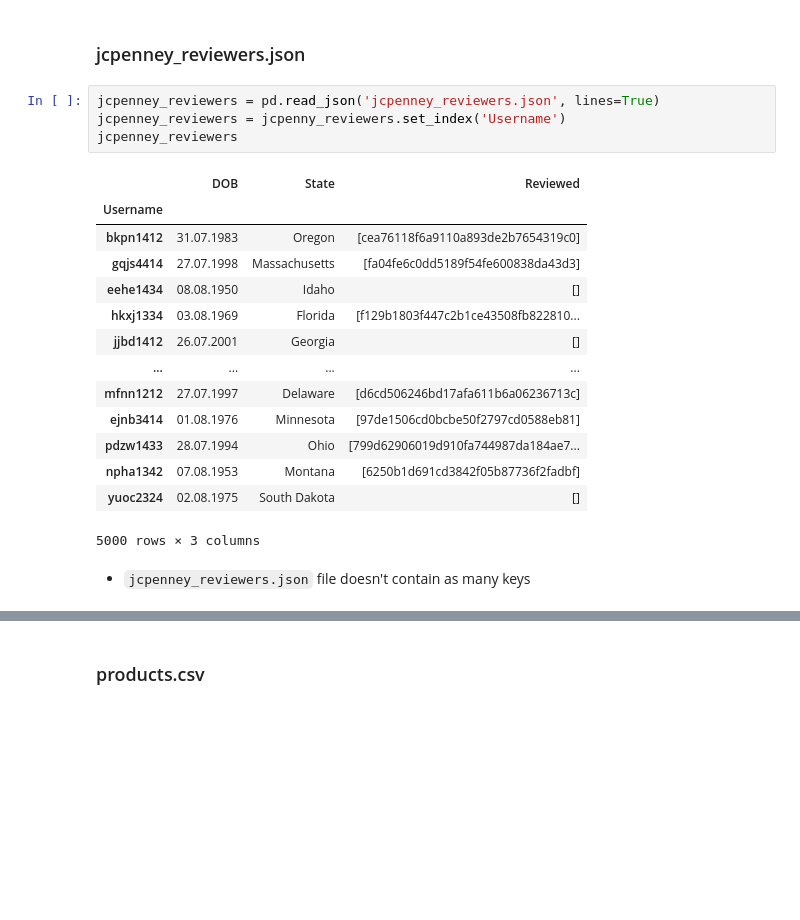
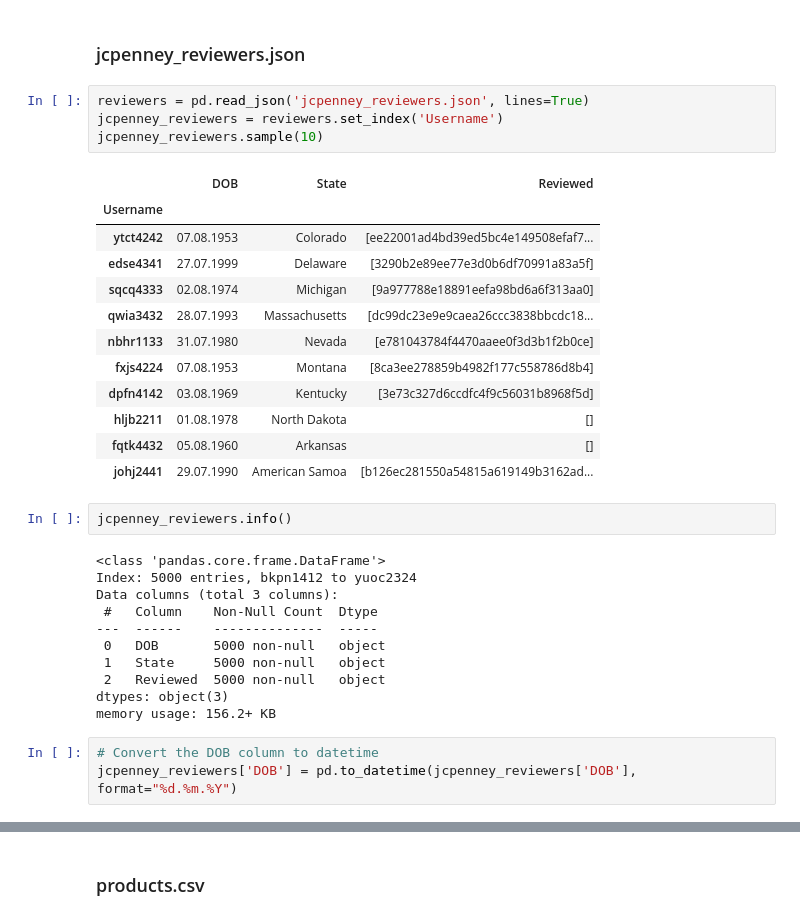
Before and after one commit to Kirera-Wainaina/data-manipulation-class-assignment, a Jupyter notebook: 3367315_BD2.ipynb, the cells around one changed output, grey strips where cells are left out. Drawn from its saved outputs; the diff is of its cells as text; blank space fills up the shorter version.

```diff
--- a/3367315_BD2.ipynb
+++ b/3367315_BD2.ipynb
@@ -137,23 +198,35 @@ jcpenney_products
 # %% [markdown]
 ### jcpenney_reviewers.json
 # %%
-jcpenney_reviewers = pd.read_json('jcpenney_reviewers.json', lines=True)
-jcpenney_reviewers = jcpenny_reviewers.set_index('Username')
-jcpenney_reviewers
+reviewers = pd.read_json('jcpenney_reviewers.json', lines=True)
+jcpenney_reviewers = reviewers.set_index('Username')
+jcpenney_reviewers.sample(10)
 # %% [output]
 |  | DOB | State | Reviewed |
 | Username |  |  |  |
-| bkpn1412 | 31.07.1983 | Oregon | [cea76118f6a9110a893de2b7654319c0] |
-| gqjs4414 | 27.07.1998 | Massachusetts | [fa04fe6c0dd5189f54fe600838da43d3] |
-| eehe1434 | 08.08.1950 | Idaho | [] |
-| hkxj1334 | 03.08.1969 | Florida | [f129b1803f447c2b1ce43508fb822810... |
-| jjbd1412 | 26.07.2001 | Georgia | [] |
-| ... | ... | ... | ... |
-| mfnn1212 | 27.07.1997 | Delaware | [d6cd506246bd17afa611b6a06236713c] |
-| ejnb3414 | 01.08.1976 | Minnesota | [97de1506cd0bcbe50f2797cd0588eb81] |
-| pdzw1433 | 28.07.1994 | Ohio | [799d62906019d910fa744987da184ae7... |
-| npha1342 | 07.08.1953 | Montana | [6250b1d691cd3842f05b87736f2fadbf] |
-| yuoc2324 | 02.08.1975 | South Dakota | [] |
+| ytct4242 | 07.08.1953 | Colorado | [ee22001ad4bd39ed5bc4e149508efaf7... |
+| edse4341 | 27.07.1999 | Delaware | [3290b2e89ee77e3d0b6df70991a83a5f] |
+| sqcq4333 | 02.08.1974 | Michigan | [9a977788e18891eefa98bd6a6f313aa0] |
+| qwia3432 | 28.07.1993 | Massachusetts | [dc99dc23e9e9caea26ccc3838bbcdc18... |
+| nbhr1133 | 31.07.1980 | Nevada | [e781043784f4470aaee0f3d3b1f2b0ce] |
+| fxjs4224 | 07.08.1953 | Montana | [8ca3ee278859b4982f177c558786d8b4] |
+| dpfn4142 | 03.08.1969 | Kentucky | [3e73c327d6ccdfc4f9c56031b8968f5d] |
+| hljb2211 | 01.08.1978 | North Dakota | [] |
+| fqtk4432 | 05.08.1960 | Arkansas | [] |
+| johj2441 | 29.07.1990 | American Samoa | [b126ec281550a54815a619149b3162ad... |
-5000 rows × 3 columns
-# %% [markdown]
-- `jcpenney_reviewers.json` file doesn't contain as many keys
+# %%
+jcpenney_reviewers.info()
+# %% [output]
+<class 'pandas.core.frame.DataFrame'>
+Index: 5000 entries, bkpn1412 to yuoc2324
+Data columns (total 3 columns):
+ #   Column    Non-Null Count  Dtype
+---  ------    --------------  -----
+ 0   DOB       5000 non-null   object
+ 1   State     5000 non-null   object
+ 2   Reviewed  5000 non-null   object
+dtypes: object(3)
+memory usage: 156.2+ KB
+# %%
+# Convert the DOB column to datetime
+jcpenney_reviewers['DOB'] = pd.to_datetime(jcpenney_reviewers['DOB'], format="%d.%m.%Y")
```
Also changed, not shown: parts of 27 cells of this notebook.
